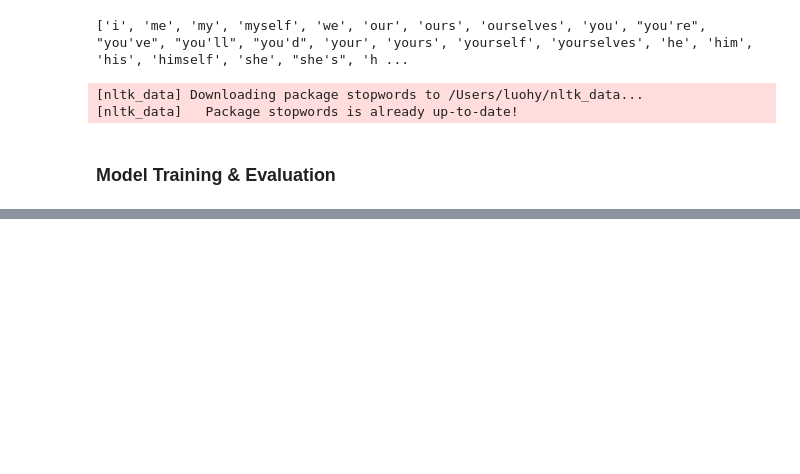
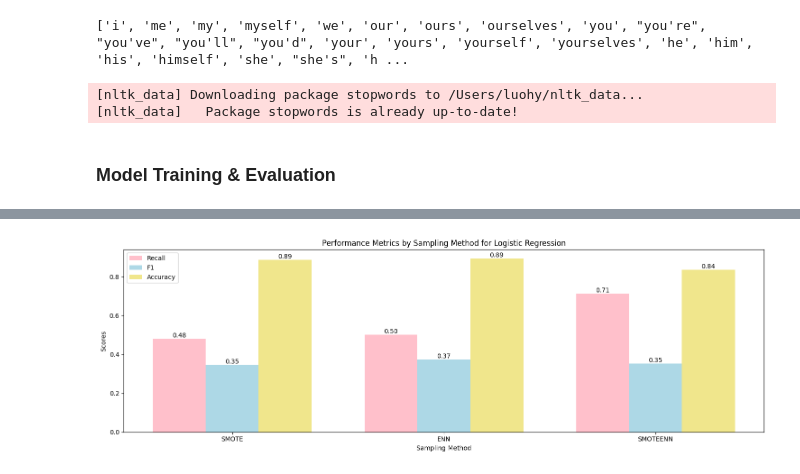
Before and after one commit to wh476/ML4Health, a Jupyter notebook: detection model.ipynb, the cells around one changed output, grey strips where cells are left out. Drawn from its saved outputs; the diff is of its cells as text; code cells hidden in the pictures; blank space fills up the shorter version.

```diff
--- a/detection model.ipynb
+++ b/detection model.ipynb
@@ -266,3 +315,5 @@ Offensive Language       0.29      0.47      0.36       323
 # %%
 df_res = pd.DataFrame(res)
-df_res
+
+df_LR = df_res[df_res['Model'] == 'LogisticRegression']
+df_RF = df_res[df_res['Model'] == 'RandomForest']
@@ -345,0 +320,51 @@ Name: count, dtype: int64
+# %%
+import matplotlib.pyplot as plt
+import numpy as np
+
+# Assuming 'df_LR' has columns 'Sampling Method', 'Recall', 'F1', and 'Accuracy'
+# which correspond to the sampling method and the performance metrics.
+
+# Parameters
+n_methods = len(df_LR['Sampling Method'].unique())
+n_metrics = 3  # Number of metrics (Recall, F1, Accuracy)
+bar_width = 0.2  # width of the bars
+index = np.arange(n_methods)  # array of positions for each sampling method
+
+# Spacing between the groups of bars for each metric
+group_width = bar_width * n_metrics
+
+# Starting positions for each metric's bars
+positions = {
+    'Recall': index * (group_width + bar_width),  # Recall starts at 0, 3.2, 6.4, ...
+    'F1': (index * (group_width + bar_width)) + bar_width,  # F1 is offset by the width of one bar
+    'Accuracy': (index * (group_width + bar_width)) + 2 * bar_width  # Accuracy is offset by two bar widths
+}
+
+fig, ax = plt.subplots(figsize=(15, 5))
+
+# Colors for the bars
+colors = ['pink', 'lightblue', 'khaki']  # Prettier and clearer colors
+
+# Create bars for each metric and annotate each bar with its value
+for (metric, pos), color in zip(positions.items(), colors):
+    bars = ax.bar(pos, df_LR[metric], bar_width, label=f'{metric}', color=color)
+    for bar in bars:
+        yval = bar.get_height()
+        ax.text(bar.get_x() + bar.get_width()/2, yval, f'{yval:.2f}', ha='center', va='bottom')
+
+# Add labels, title, and custom x-axis tick labels, etc.
+ax.set_xlabel('Sampling Method')
+ax.set_ylabel('Scores')
+ax.set_title('Performance Metrics by Sampling Method for Logistic Regression')
+ax.set_xticks(positions['Recall'] + bar_width)  # Centers the tick marks between bars
+ax.set_xticklabels(df_LR['Sampling Method'])
+ax.legend()
+
+# Improve layout and display
+plt.tight_layout()
+plt.show()
+
+# save the image to img folder
+fig.savefig('./img/Performance Metrics for Logistic Regression.png')
+# %% [output]
+[figure, added]
```
Also changed, not shown: parts of 8 cells of this notebook, 2 other files.
